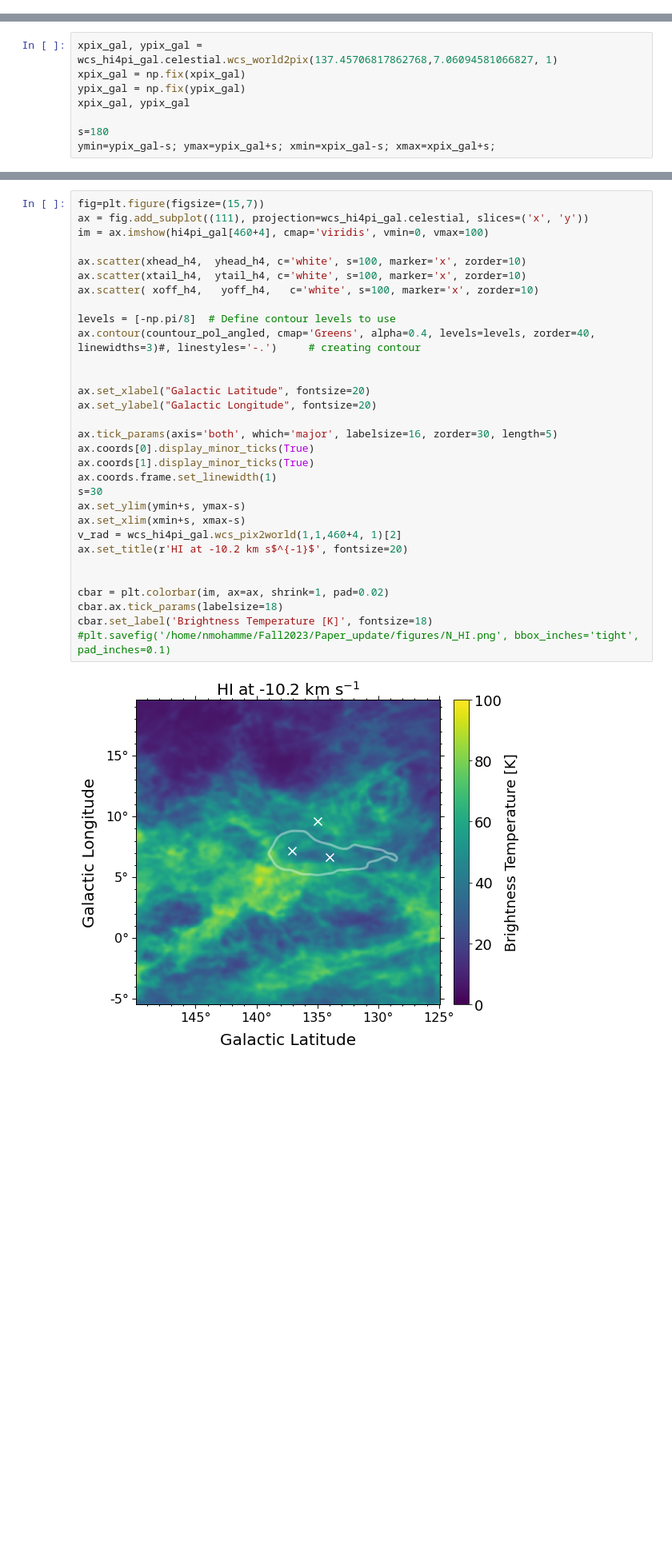
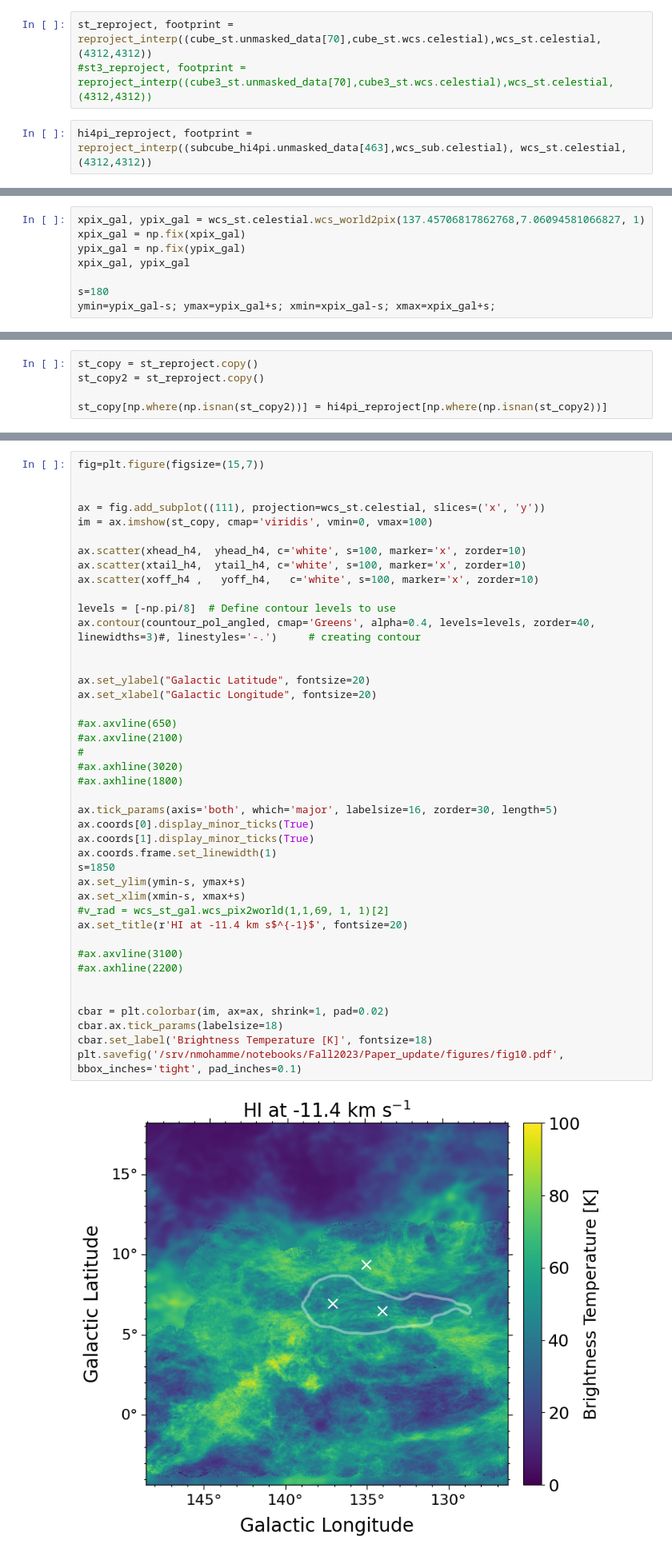
Before and after one commit to nmohamme/tadpole_gmims_chime, a Jupyter notebook: figure-nb/figure10.ipynb, the cells around one changed output, grey strips where cells are left out. Shown at 80% size. Drawn from its saved outputs; the diff is of its cells as text; blank space fills up the shorter version.

Commit message:
re-submission figures

```diff
--- a/figure-nb/figure10.ipynb
+++ b/figure-nb/figure10.ipynb
@@ -19,0 +41,5 @@ hi4pi_gal.shape
+# %%
+st_reproject, footprint = reproject_interp((cube_st.unmasked_data[70],cube_st.wcs.celestial),wcs_st.celestial, (4312,4312))
+#st3_reproject, footprint = reproject_interp((cube3_st.unmasked_data[70],cube3_st.wcs.celestial),wcs_st.celestial, (4312,4312))
+# %%
+hi4pi_reproject, footprint = reproject_interp((subcube_hi4pi.unmasked_data[463],wcs_sub.celestial), wcs_st.celestial, (4312,4312))
@@ -75,5 +114,5 @@ countour_pol_angled, footprint = reproject_interp((countour_pol_angle,wcs_chime_
 # %%
-xpix_gal, ypix_gal = wcs_hi4pi_gal.celestial.wcs_world2pix(137.45706817862768,7.06094581066827, 1)
+xpix_gal, ypix_gal = wcs_st.celestial.wcs_world2pix(137.45706817862768,7.06094581066827, 1)
 xpix_gal = np.fix(xpix_gal)
 ypix_gal = np.fix(ypix_gal)
 xpix_gal, ypix_gal
@@ -82,0 +124,5 @@ ymin=ypix_gal-s; ymax=ypix_gal+s; xmin=xpix_gal-s; xmax=xpix_gal+s;
+# %%
+st_copy = st_reproject.copy()
+st_copy2 = st_reproject.copy()
+
+st_copy[np.where(np.isnan(st_copy2))] = hi4pi_reproject[np.where(np.isnan(st_copy2))]
@@ -83,33 +131,44 @@ ymin=ypix_gal-s; ymax=ypix_gal+s; xmin=xpix_gal-s; xmax=xpix_gal+s;
 # %%
 fig=plt.figure(figsize=(15,7))
-ax = fig.add_subplot((111), projection=wcs_hi4pi_gal.celestial, slices=('x', 'y'))
-im = ax.imshow(hi4pi_gal[460+4], cmap='viridis', vmin=0, vmax=100)
+
+
+ax = fig.add_subplot((111), projection=wcs_st.celestial, slices=('x', 'y'))
+im = ax.imshow(st_copy, cmap='viridis', vmin=0, vmax=100)
 
 ax.scatter(xhead_h4,  yhead_h4, c='white', s=100, marker='x', zorder=10)
 ax.scatter(xtail_h4,  ytail_h4, c='white', s=100, marker='x', zorder=10)
-ax.scatter( xoff_h4,   yoff_h4,   c='white', s=100, marker='x', zorder=10)
+ax.scatter(xoff_h4 ,   yoff_h4,   c='white', s=100, marker='x', zorder=10)
 
 levels = [-np.pi/8]  # Define contour levels to use
 ax.contour(countour_pol_angled, cmap='Greens', alpha=0.4, levels=levels, zorder=40, linewidths=3)#, linestyles='-.')     # creating contour
 
 
-ax.set_xlabel("Galactic Latitude", fontsize=20)
-ax.set_ylabel("Galactic Longitude", fontsize=20)
+ax.set_ylabel("Galactic Latitude", fontsize=20)
+ax.set_xlabel("Galactic Longitude", fontsize=20)
+
+#ax.axvline(650)
+#ax.axvline(2100)
+#
+#ax.axhline(3020)
+#ax.axhline(1800)
 
 ax.tick_params(axis='both', which='major', labelsize=16, zorder=30, length=5)
 ax.coords[0].display_minor_ticks(True)
 ax.coords[1].display_minor_ticks(True)
 ax.coords.frame.set_linewidth(1)
-s=30
-ax.set_ylim(ymin+s, ymax-s)
-ax.set_xlim(xmin+s, xmax-s)
-v_rad = wcs_hi4pi_gal.wcs_pix2world(1,1,460+4, 1)[2]
-ax.set_title(r'HI at -10.2 km s$^{-1}$', fontsize=20)
+s=1850
+ax.set_ylim(ymin-s, ymax+s)
+ax.set_xlim(xmin-s, xmax+s)
+#v_rad = wcs_st_gal.wcs_pix2world(1,1,69, 1, 1)[2]
+ax.set_title(r'HI at -11.4 km s$^{-1}$', fontsize=20)
+
+#ax.axvline(3100)
+#ax.axhline(2200)
 
 
 cbar = plt.colorbar(im, ax=ax, shrink=1, pad=0.02)
 cbar.ax.tick_params(labelsize=18)
 cbar.set_label('Brightness Temperature [K]', fontsize=18)
-#plt.savefig('/home/nmohamme/Fall2023/Paper_update/figures/N_HI.png', bbox_inches='tight', pad_inches=0.1)
+plt.savefig('/srv/nmohamme/notebooks/Fall2023/Paper_update/figures/fig10.pdf', bbox_inches='tight', pad_inches=0.1)
 # %% [output]
-[figure, old version]
+[figure, new version]
```
Also changed, not shown: parts of 20 cells of this notebook, 6 other files.
